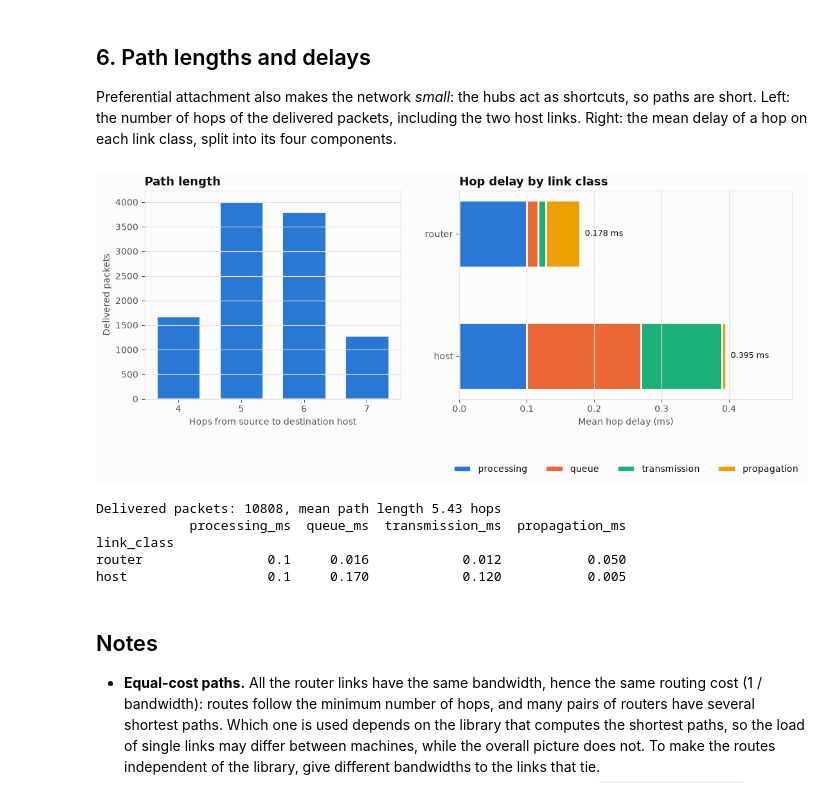
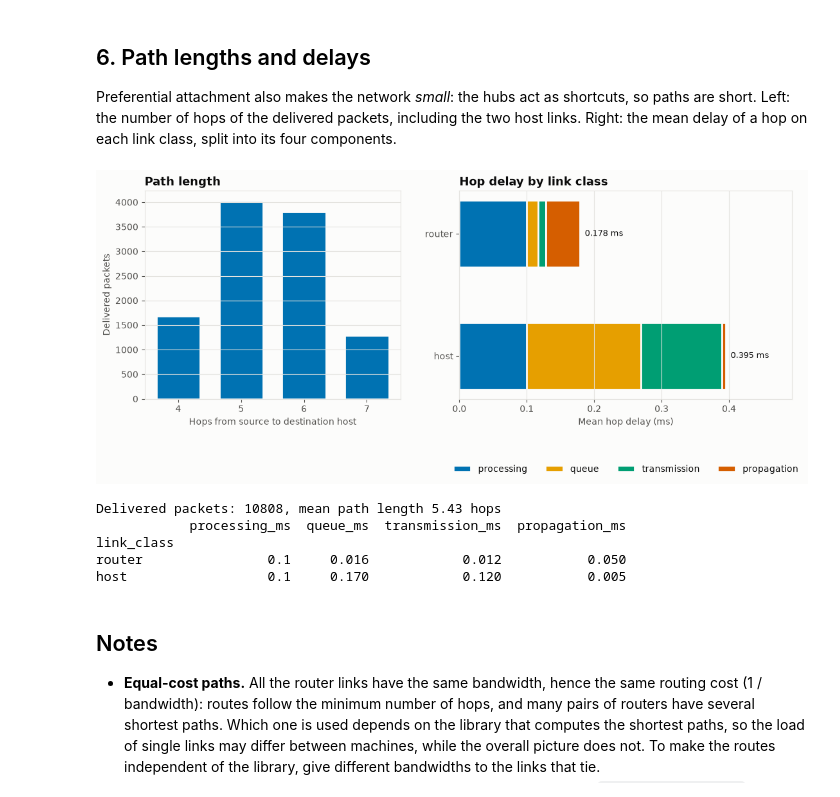
Before and after one commit to DavideOrsucci/eclypse-plus-net, a Jupyter notebook: examples/network_examples/demos/demo_scale_free_builder.ipynb, the cells around one changed output. Drawn from its saved outputs; the diff is of its cells as text; code cells hidden in the pictures.

```diff
--- a/examples/network_examples/demos/demo_scale_free_builder.ipynb
+++ b/examples/network_examples/demos/demo_scale_free_builder.ipynb
@@ -53,7 +53,7 @@ np.random.seed(SEED)
 
 # Chart style: light surface, recessive axes and grid
 SURFACE, TEXT, TEXT_MUTED, GRID = "#fcfcfb", "#0b0b0b", "#52514e", "#e4e3df"
-BLUE = "#2a78d6"
+BLUE = "#0072B2"
 plt.rcParams.update({
     "figure.facecolor": SURFACE,
     "axes.facecolor": SURFACE,
@@ -335,35 +335,35 @@ path_hops = delivered["hop_count"].value_counts().sort_index()
 components = ["processing_ms", "queue_ms", "transmission_ms", "propagation_ms"]
 by_class = hops[~hops["dropped"]].groupby("link_class")[components].mean().reindex(["router", "host"])
 
 fig, (ax_len, ax_delay) = plt.subplots(1, 2, figsize=(13, 4.2), gridspec_kw={"width_ratios": [1, 1.3]})
 
 ax_len.bar(path_hops.index, path_hops.to_numpy(), width=0.7, color=BLUE, edgecolor=SURFACE, linewidth=2)
 ax_len.set_xlabel("Hops from source to destination host")
 ax_len.set_ylabel("Delivered packets")
 ax_len.set_title("Path length", loc="left")
 ax_len.set_xticks(path_hops.index)
 ax_len.grid(axis="x", visible=False)
 
-colors = ["#2a78d6", "#eb6834", "#1baf7a", "#eda100"]
+colors = ["#0072B2", "#E69F00", "#009E73", "#D55E00"]
 left = np.zeros(len(by_class))
 for name, color in zip(components, colors):
     ax_delay.barh(by_class.index, by_class[name], left=left, height=0.55, color=color,
                   edgecolor=SURFACE, linewidth=2, label=name.removesuffix("_ms"))
     left += by_class[name].to_numpy()
 for y, total in enumerate(left):
     ax_delay.text(total, y, f"  {total:.3f} ms", va="center", color=TEXT, fontsize=9)
 ax_delay.invert_yaxis()
 ax_delay.set_xlim(0, left.max() * 1.25)
 ax_delay.set_xlabel("Mean hop delay (ms)")
 ax_delay.set_title("Hop delay by link class", loc="left")
 ax_delay.grid(axis="y", visible=False)
 ax_delay.legend(ncol=4, loc="lower center", bbox_to_anchor=(0.5, -0.4))
 plt.show()
 
 print(f"Delivered packets: {len(delivered)}, mean path length {np.average(path_hops.index, weights=path_hops):.2f} hops")
 print(by_class.round(3).to_string())
 # %% [output]
-[figure, old version]
+[figure, new version]
 Delivered packets: 10808, mean path length 5.43 hops
             processing_ms  queue_ms  transmission_ms  propagation_ms
 link_class
```
Also changed, not shown: parts of 3 cells of this notebook, 9 other files.
